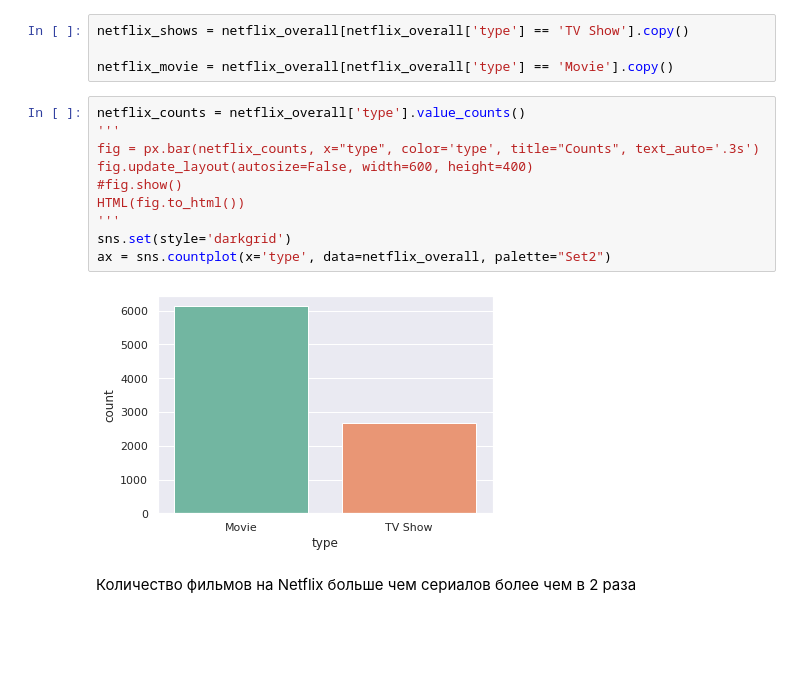
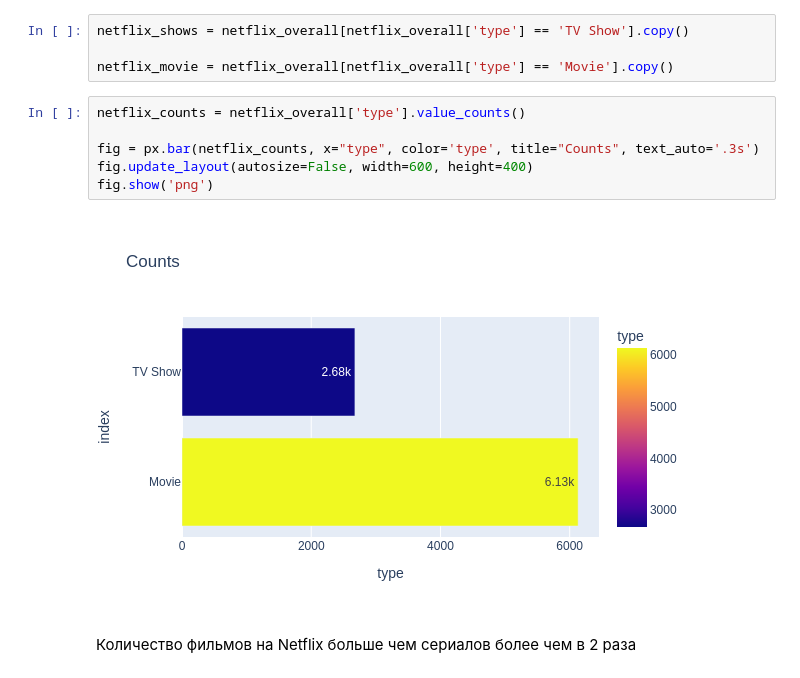
Before and after one commit to ArtemKarDev/Kaggle, a Jupyter notebook: EDA_Netflix_Kaggle.ipynb, the cells around one changed output. Cells and saved outputs as stored; diff of their text form; blank space fills up the shorter version.

```diff
--- a/EDA_Netflix_Kaggle.ipynb
+++ b/EDA_Netflix_Kaggle.ipynb
@@ -105,16 +84,12 @@ netflix_shows = netflix_overall[netflix_overall['type'] == 'TV Show'].copy()
 netflix_movie = netflix_overall[netflix_overall['type'] == 'Movie'].copy()
 # %%
 netflix_counts = netflix_overall['type'].value_counts()
-'''
+
 fig = px.bar(netflix_counts, x="type", color='type', title="Counts", text_auto='.3s')
 fig.update_layout(autosize=False, width=600, height=400)
-#fig.show()
-HTML(fig.to_html())
-'''
-sns.set(style='darkgrid')
-ax = sns.countplot(x='type', data=netflix_overall, palette="Set2")
+fig.show('png')
 # %% [output]
-[figure, old version]
+[figure, new version]
 # %% [markdown]
 Количество фильмов на Netflix больше чем сериалов более чем в 2 раза
 # %% [markdown]
```
Also changed, not shown: parts of 12 cells of this notebook.
